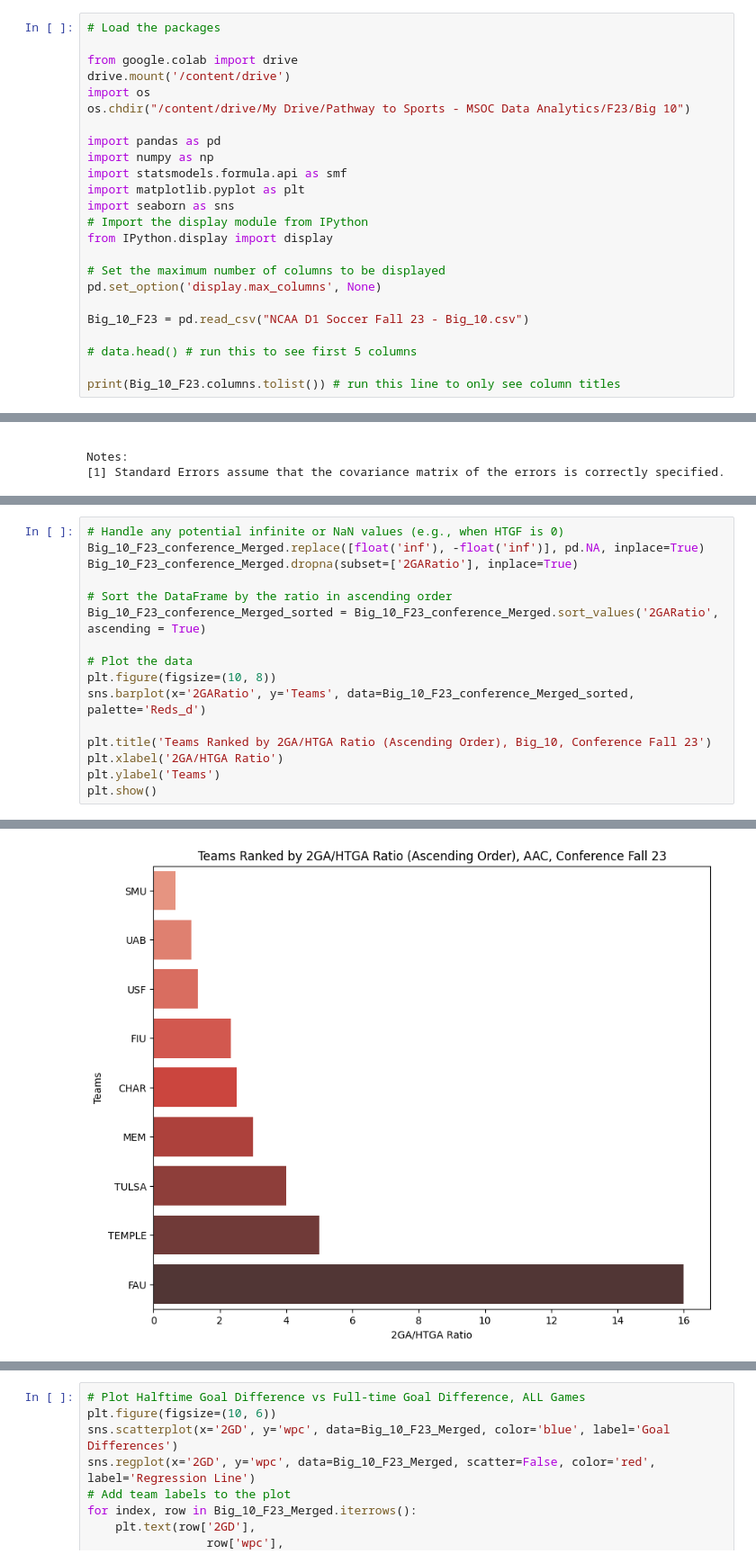
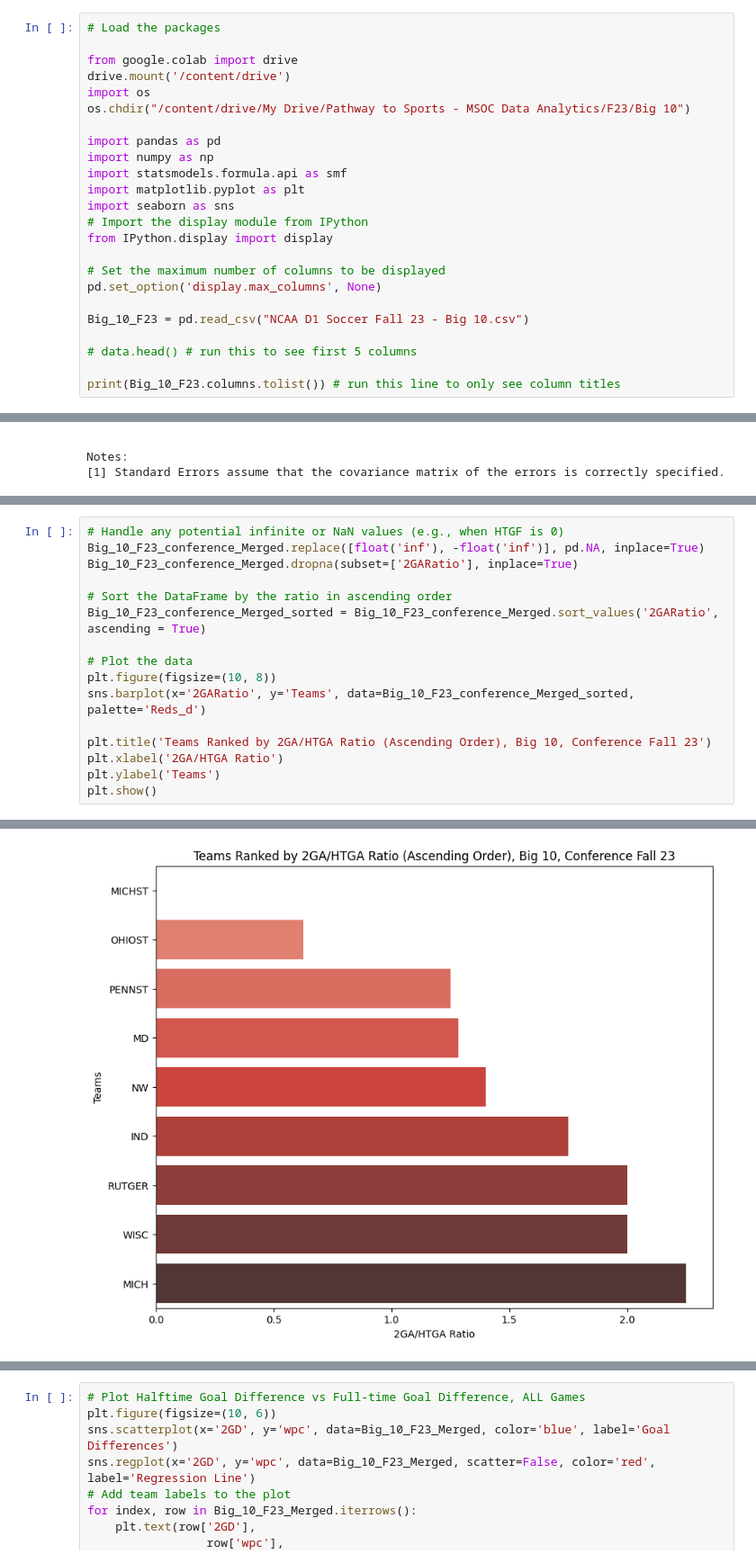
Before and after one commit to AimanFariz/Soccer-Analytics, a Jupyter notebook: NCAA_D1_F23_Big_10.ipynb, the cells around one changed output, grey strips where cells are left out. Shown at 90% size. Saved outputs shown, nothing was run; the diff lists cells and outputs as text.

```diff
--- a/NCAA_D1_F23_Big_10.ipynb
+++ b/NCAA_D1_F23_Big_10.ipynb
@@ -28,7 +28,7 @@ from IPython.display import display
 # Set the maximum number of columns to be displayed
 pd.set_option('display.max_columns', None)
 
-Big_10_F23 = pd.read_csv("NCAA D1 Soccer Fall 23 - Big_10.csv")
+Big_10_F23 = pd.read_csv("NCAA D1 Soccer Fall 23 - Big 10.csv")
 
 # data.head() # run this to see first 5 columns
 
@@ -442,7 +429,7 @@ Big_10_F23_conference_Merged_sorted = Big_10_F23_conference_Merged.sort_values('
 plt.figure(figsize=(10, 8))
 sns.barplot(x='2GARatio', y='Teams', data=Big_10_F23_conference_Merged_sorted, palette='Reds_d')
 
-plt.title('Teams Ranked by 2GA/HTGA Ratio (Ascending Order), Big_10, Conference Fall 23')
+plt.title('Teams Ranked by 2GA/HTGA Ratio (Ascending Order), Big 10, Conference Fall 23')
 plt.xlabel('2GA/HTGA Ratio')
 plt.ylabel('Teams')
 plt.show()
@@ -453,4 +440,4 @@ Passing `palette` without assigning `hue` is deprecated and will be removed in v
-[figure, old version]
+[figure, new version]
 # %%
 # Handle any potential infinite or NaN values (e.g., when HTGF is 0)
 Big_10_F23_conference_Merged.replace([float('inf'), -float('inf')], pd.NA, inplace=True)
```
Also changed, not shown: parts of 33 cells of this notebook.
